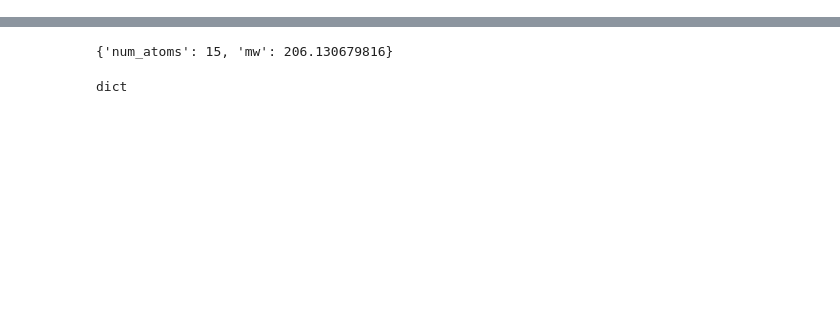
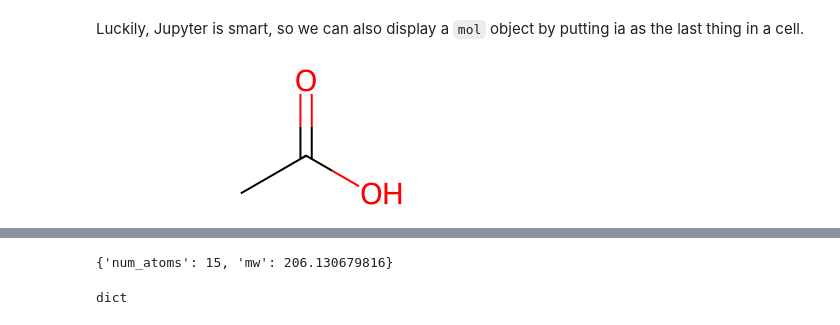
Before and after one commit to VonBoss/NMR_core, a Jupyter notebook: nmr_python_course/Day1_rdkit.ipynb, the cells around one changed output, grey strips where cells are left out. Saved outputs shown, nothing was run; the diff lists cells and outputs as text; code cells hidden in the pictures; blank space fills up the shorter version.

```diff
--- a/nmr_python_course/Day1_rdkit.ipynb
+++ b/nmr_python_course/Day1_rdkit.ipynb
@@ -75,0 +100,7 @@ ibprofen_properties = {}
+# %% [markdown]
+Luckily, Jupyter is smart, so we can also display a `mol` object by putting ia as the last thing in a cell.
+# %%
+acetic_acid = Chem.MolFromSmiles("CC(=O)O")
+acetic_acid
+# %% [output]
+[figure, added]
```
Also changed, not shown: parts of 62 cells of this notebook, 16 other files.
